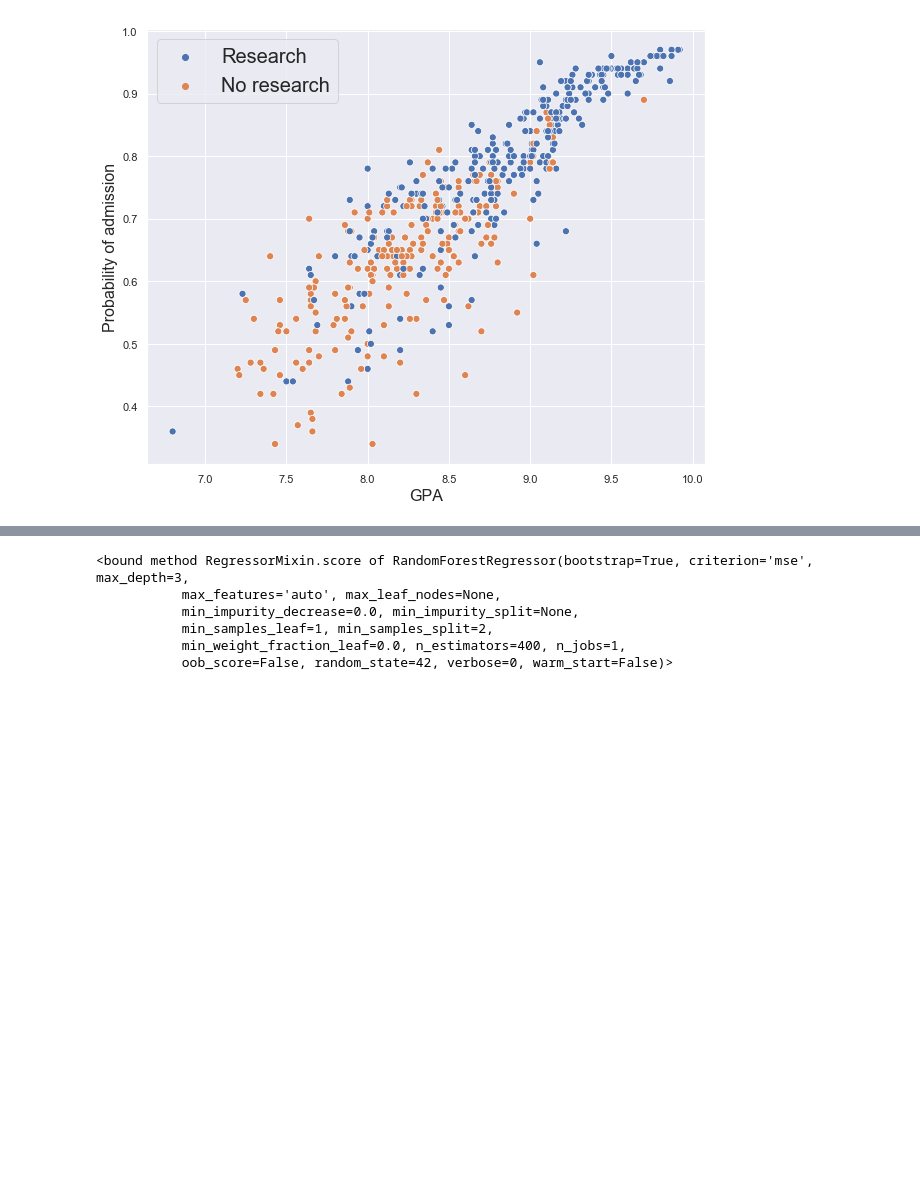
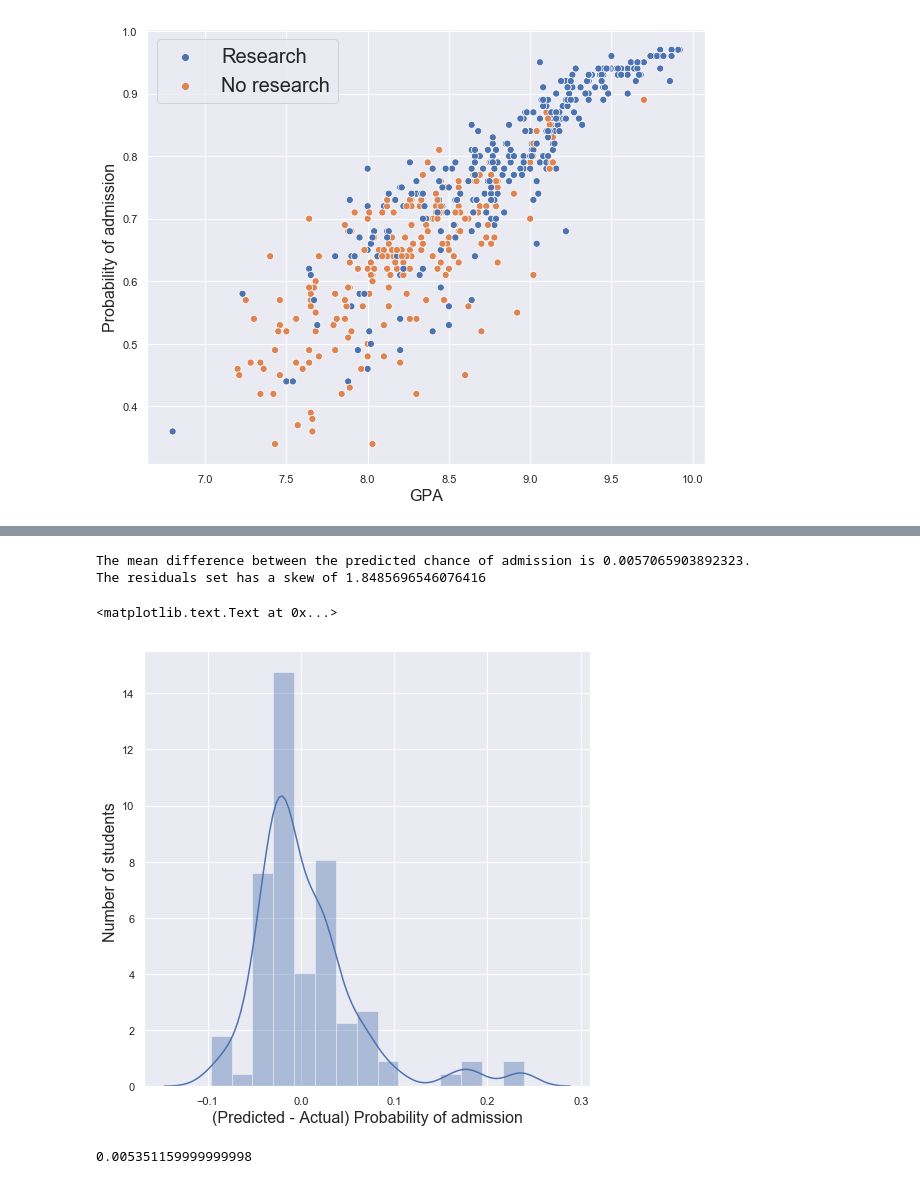
Before and after one commit to alexandruparaschiv/Kaggle-datasets, a Jupyter notebook: Graduate_Admissions/graduate_admissions.ipynb, the cells around one changed output, grey strips where cells are left out. Drawn from its saved outputs; the diff is of its cells as text; code cells hidden in the pictures; blank space fills up the shorter version.

```diff
--- a/Graduate_Admissions/graduate_admissions.ipynb
+++ b/Graduate_Admissions/graduate_admissions.ipynb
@@ -97,3 +90,6 @@ chance_of_admit = df[df.columns[-1]];
+# %%
+research = df['Research']
+chance_of_admission = df[df.columns[-1]];
 # %%
 # A simple scatter plot of the chance of admission against the GPA.
 # It seems that the higher the GPA leads to higher the chances of admission.
@@ -127,14 +122,6 @@ sns.heatmap(df.corr(),annot=True)
 # %%
-y = chance_of_admit
+# preparing data to build models
+
+y = chance_of_admission
 X = df.drop(['Chance of Admit '],axis=1)
 X_train, X_test, y_train, y_test = train_test_split(X, y, test_size=0.2, random_state=1)
-rf = RandomForestRegressor(max_depth=3, random_state=42, n_estimators=400)
-rf.fit(X,y)
-print(rf.score)
-# %% [output]
-<bound method RegressorMixin.score of RandomForestRegressor(bootstrap=True, criterion='mse', max_depth=3,
-           max_features='auto', max_leaf_nodes=None,
-           min_impurity_decrease=0.0, min_impurity_split=None,
-           min_samples_leaf=1, min_samples_split=2,
-           min_weight_fraction_leaf=0.0, n_estimators=400, n_jobs=1,
-           oob_score=False, random_state=42, verbose=0, warm_start=False)>
@@ -142,0 +133,22 @@ y_pred = rf.predict(X_test)
+# %%
+plt.figure(figsize=(8,8))
+sns.distplot(y_pred - y_test)
+average_probability = np.mean((y_pred - y_test).values)
+print("The mean difference between the predicted chance of admission is {}.".format(average_probability))
+print("The residuals set has a skew of {}".format(skew(y_pred - y_test, axis=0)))
+#np.mean((y_pred - y_test).values)
+
+# most residuals are centred around 0 with a few outliers at around 0.2
+# the residuals show a normal-like distribution
+# the predicted values are higher than the test, with a positive skew
+# so one shouldn't be overconfident on the model
+
+plt.xlabel("(Predicted - Actual) Probability of admission",fontsize=16)
+plt.ylabel("Number of students ",fontsize=16)
+
+# the warning is a silly scipy.stats bug actually, nothing wrong with the code
+# %% [output]
+The mean difference between the predicted chance of admission is 0.0057065903892323.
+The residuals set has a skew of 1.8485696546076416
+<matplotlib.text.Text at 0x...>
+[figure, added]
@@ -142,0 +168,4 @@ y_pred = rf.predict(X_test)
+# %%
+knn_error
+# %% [output]
+0.005351159999999998
```
Also changed, not shown: parts of 33 cells of this notebook.
